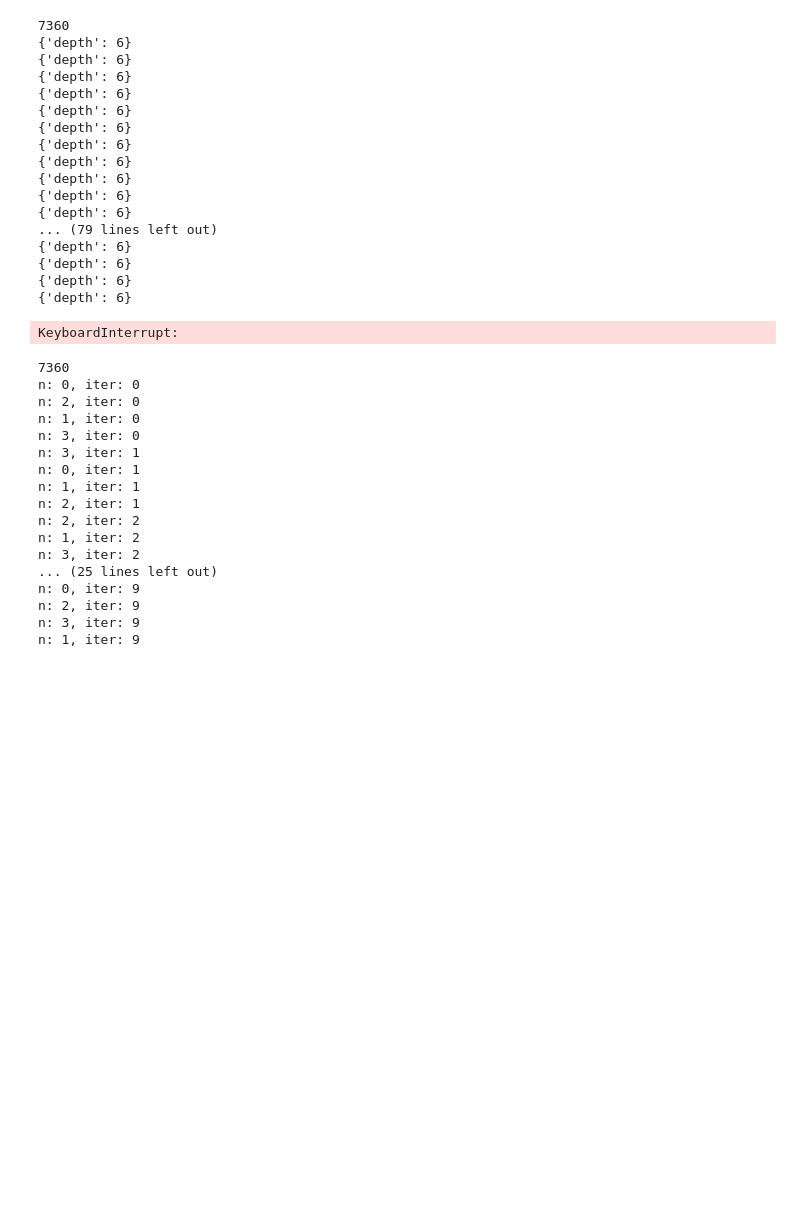
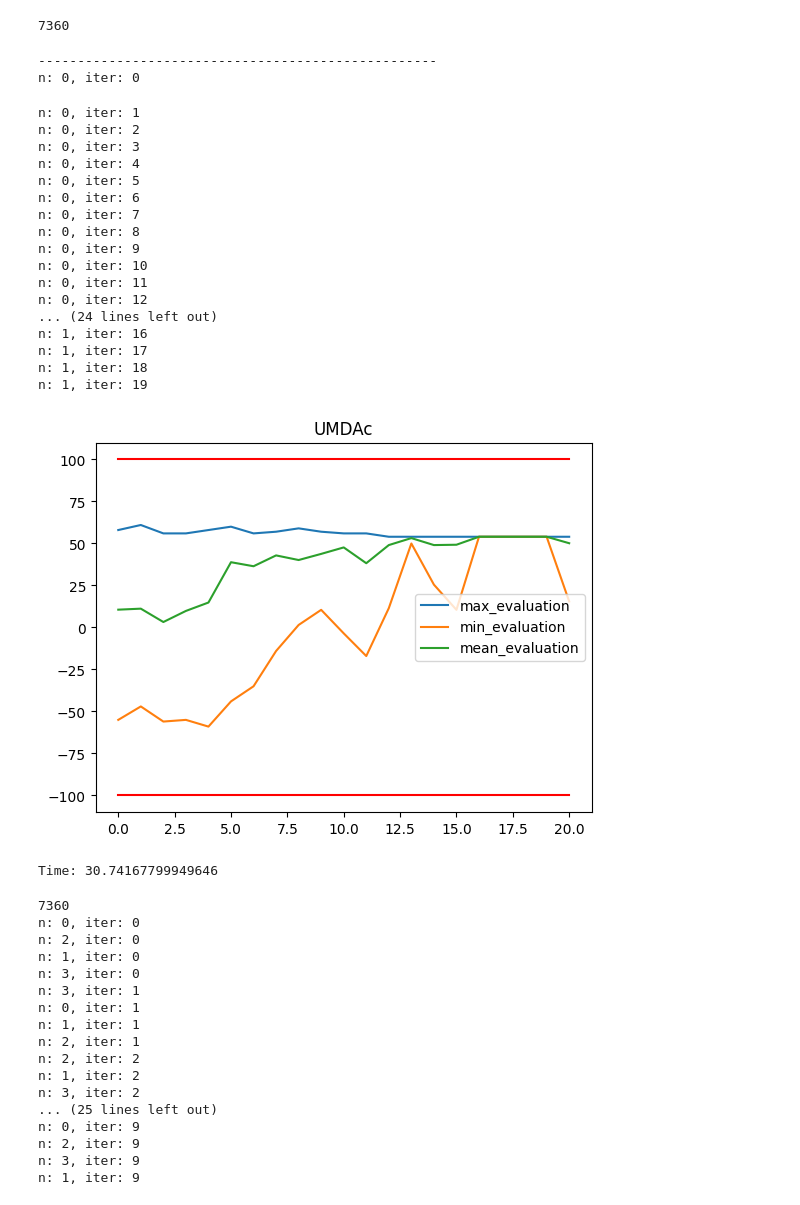
Before and after one commit to Palmirka/Evolutionary-checkers, a Jupyter notebook: main.ipynb, the cells around one changed output. Saved outputs shown, nothing was run; the diff lists cells and outputs as text; code cells hidden in the pictures; blank space fills up the shorter version.

```diff
--- a/main.ipynb
+++ b/main.ipynb
@@ -6,31 +7,36 @@ from evolutionary_algorithm.base_functions.objective import Objective
 from evolutionary_algorithm.base_functions.selection import Selection
 from move_strategies.strategies import MoveStrategy
 # %%
+warnings.filterwarnings('ignore', category=FutureWarning)
 start_time = time.time()
-umdac_random = UMDAc(selection_function=Selection.tournament,objective=Objective(), population_size=10, descendant_size=10, opponent_strategy=MoveStrategy.minimax, iters=10, n=4, depth=6)
+umdac_random = UMDAc(selection_function=Selection.tournament,objective=Objective(), population_size=10, descendant_size=10, opponent_strategy=MoveStrategy.minimax, iters=20, n=2, depth=1)
 umdac_random.run_n_times()
 umdac_random.show()
 end_time = time.time()
 print(f'Time: {end_time - start_time}')
 # %% [output]
 7360
-{'depth': 6}
-{'depth': 6}
-{'depth': 6}
-{'depth': 6}
-{'depth': 6}
-{'depth': 6}
-{'depth': 6}
-{'depth': 6}
-{'depth': 6}
-{'depth': 6}
-{'depth': 6}
-... (79 lines left out)
-{'depth': 6}
-{'depth': 6}
-{'depth': 6}
-{'depth': 6}
-KeyboardInterrupt:
+---------------------------------------------------
+n: 0, iter: 0
+n: 0, iter: 1
+n: 0, iter: 2
+n: 0, iter: 3
+n: 0, iter: 4
+n: 0, iter: 5
+n: 0, iter: 6
+n: 0, iter: 7
+n: 0, iter: 8
+n: 0, iter: 9
+n: 0, iter: 10
+n: 0, iter: 11
+n: 0, iter: 12
+... (24 lines left out)
+n: 1, iter: 16
+n: 1, iter: 17
+n: 1, iter: 18
+n: 1, iter: 19
+[figure, added]
+Time: 30.74167799949646
 # %%
 start_time = time.time()
 umdac_random = UMDAc(selection_function=Selection.tournament,objective=Objective(), population_size=10, descendant_size=10, opponent_strategy=MoveStrategy.first_in_row, iters=10, n=4)
```
Also changed, not shown: parts of 1 cell of this notebook, 11 other files.
